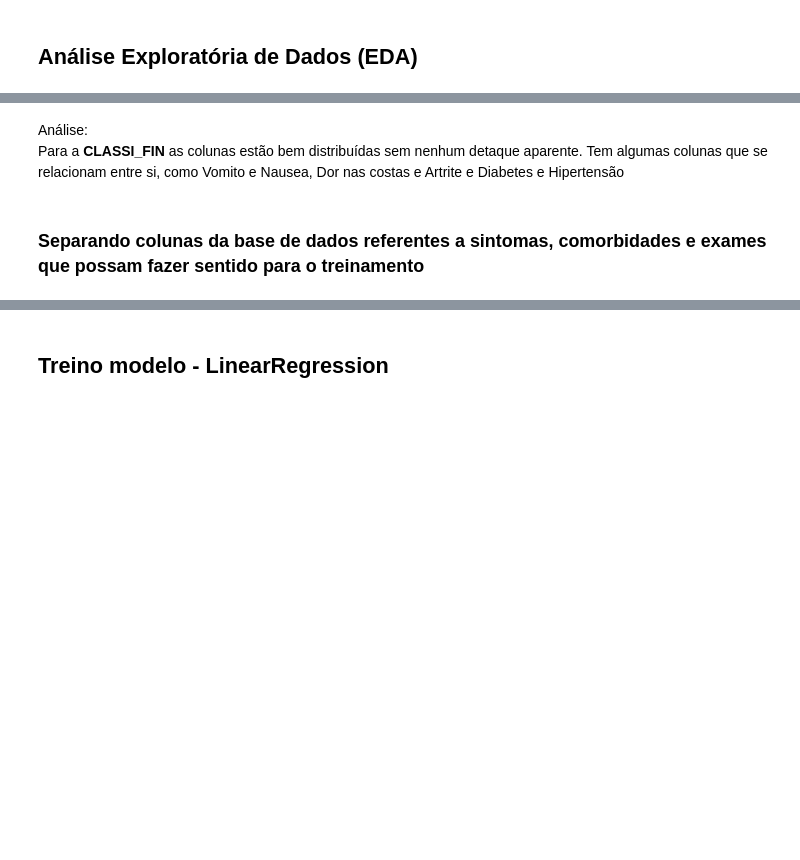
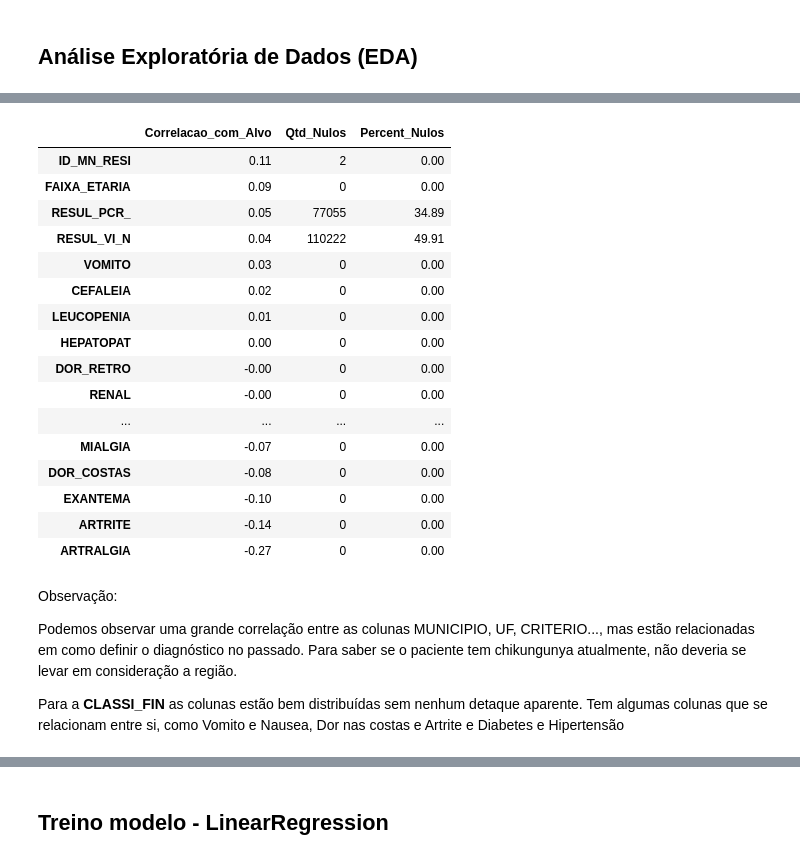
Before and after one commit to AnaPRodrigues/tech-challenge-grupo-9, a Jupyter notebook: tech-challenge-chikungunya.ipynb, the cells around one changed output, grey strips where cells are left out. Drawn from its saved outputs; the diff is of its cells as text; code cells hidden in the pictures; blank space fills up the shorter version.

```diff
--- a/tech-challenge-chikungunya.ipynb
+++ b/tech-challenge-chikungunya.ipynb
@@ -108,6 +362,45 @@ plt.show()
+# %%
+df_corr_target = df.select_dtypes(include=[np.number]).corr()['CLASSI_FIN']
+
+df_nulos_contagem = df.isnull().sum()
+
+df_analise = pd.concat([df_corr_target, df_nulos_contagem], axis=1)
+
+# Renomeando as colunas para facilitar a leitura
+df_analise.columns = ['Correlacao_com_Alvo', 'Qtd_Nulos']
+
+total_linhas = len(df)
+df_analise['Percent_Nulos'] = (df_analise['Qtd_Nulos'] / total_linhas) * 100
+
+# 7. FILTRAR E ORDENAR
+# Removemos a própria linha 'CLASSI_FIN' da análise (pois a correlação dela com ela mesma é 1)
+df_analise = df_analise.drop(index='CLASSI_FIN', errors='ignore')
+df_analise = df_analise.sort_values(by='Correlacao_com_Alvo', ascending=False)
+
+df_analise
+# %% [output]
+|  | Correlacao_com_Alvo | Qtd_Nulos | Percent_Nulos |
+| ID_MN_RESI | 0.11 | 2 | 0.00 |
+| FAIXA_ETARIA | 0.09 | 0 | 0.00 |
+| RESUL_PCR_ | 0.05 | 77055 | 34.89 |
+| RESUL_VI_N | 0.04 | 110222 | 49.91 |
+| VOMITO | 0.03 | 0 | 0.00 |
+| CEFALEIA | 0.02 | 0 | 0.00 |
+| LEUCOPENIA | 0.01 | 0 | 0.00 |
+| HEPATOPAT | 0.00 | 0 | 0.00 |
+| DOR_RETRO | -0.00 | 0 | 0.00 |
+| RENAL | -0.00 | 0 | 0.00 |
+| ... | ... | ... | ... |
+| MIALGIA | -0.07 | 0 | 0.00 |
+| DOR_COSTAS | -0.08 | 0 | 0.00 |
+| EXANTEMA | -0.10 | 0 | 0.00 |
+| ARTRITE | -0.14 | 0 | 0.00 |
+| ARTRALGIA | -0.27 | 0 | 0.00 |
 # %% [markdown]
-Análise:\
+Observação:
+
+Podemos observar uma grande correlação entre as colunas MUNICIPIO, UF, CRITERIO..., mas estão relacionadas em como definir o diagnóstico no passado.
+Para saber se o paciente tem chikungunya atualmente, não deveria se levar em consideração a região.
+
 Para a **CLASSI_FIN** as colunas estão bem distribuídas sem nenhum detaque aparente.
 Tem algumas colunas que se relacionam entre si, como Vomito e Nausea, Dor nas costas e Artrite e Diabetes e Hipertensão
-# %% [markdown]
-### Separando colunas da base de dados referentes a sintomas, comorbidades e exames que possam fazer sentido para o treinamento
```
Also changed, not shown: parts of 95 cells of this notebook.
